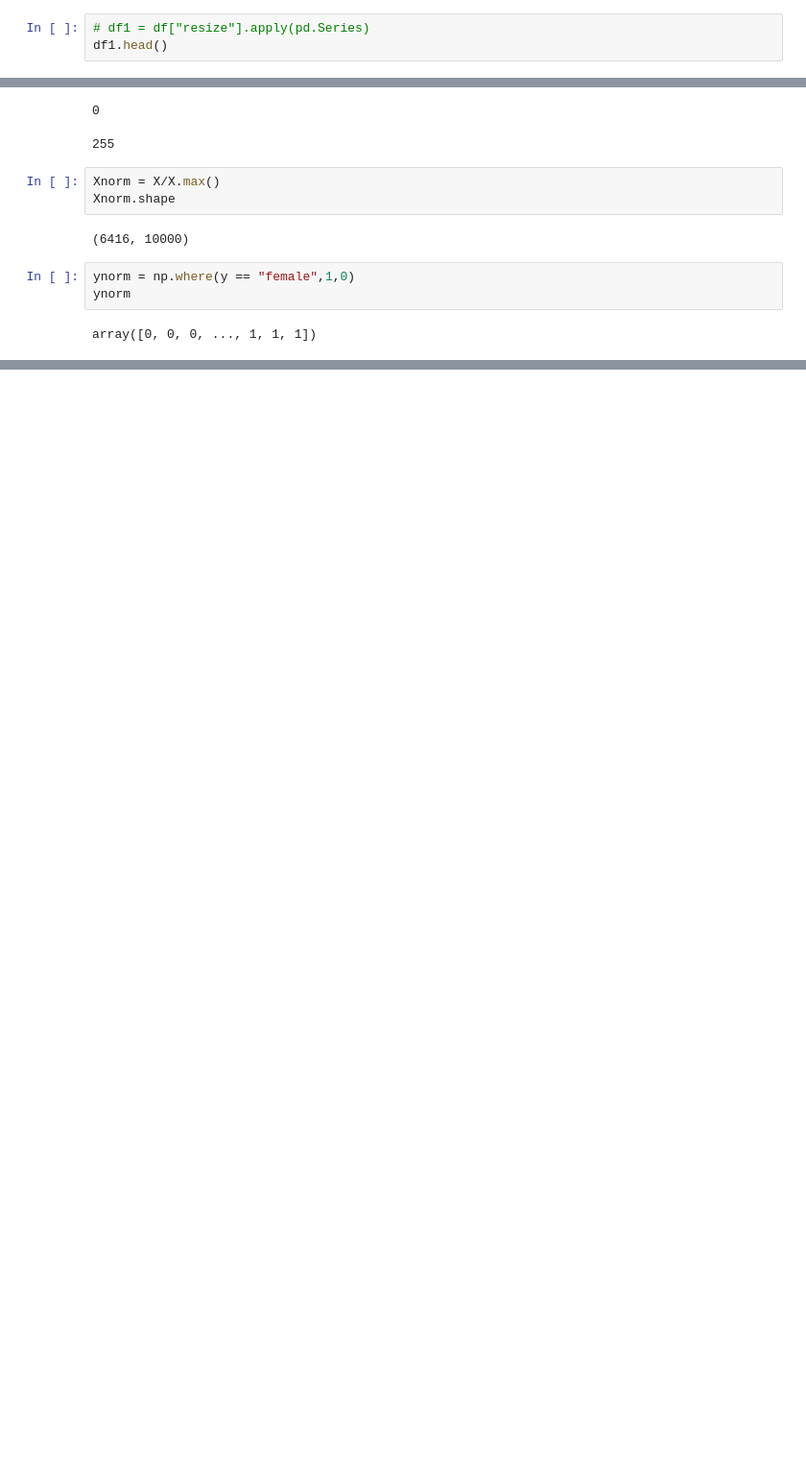
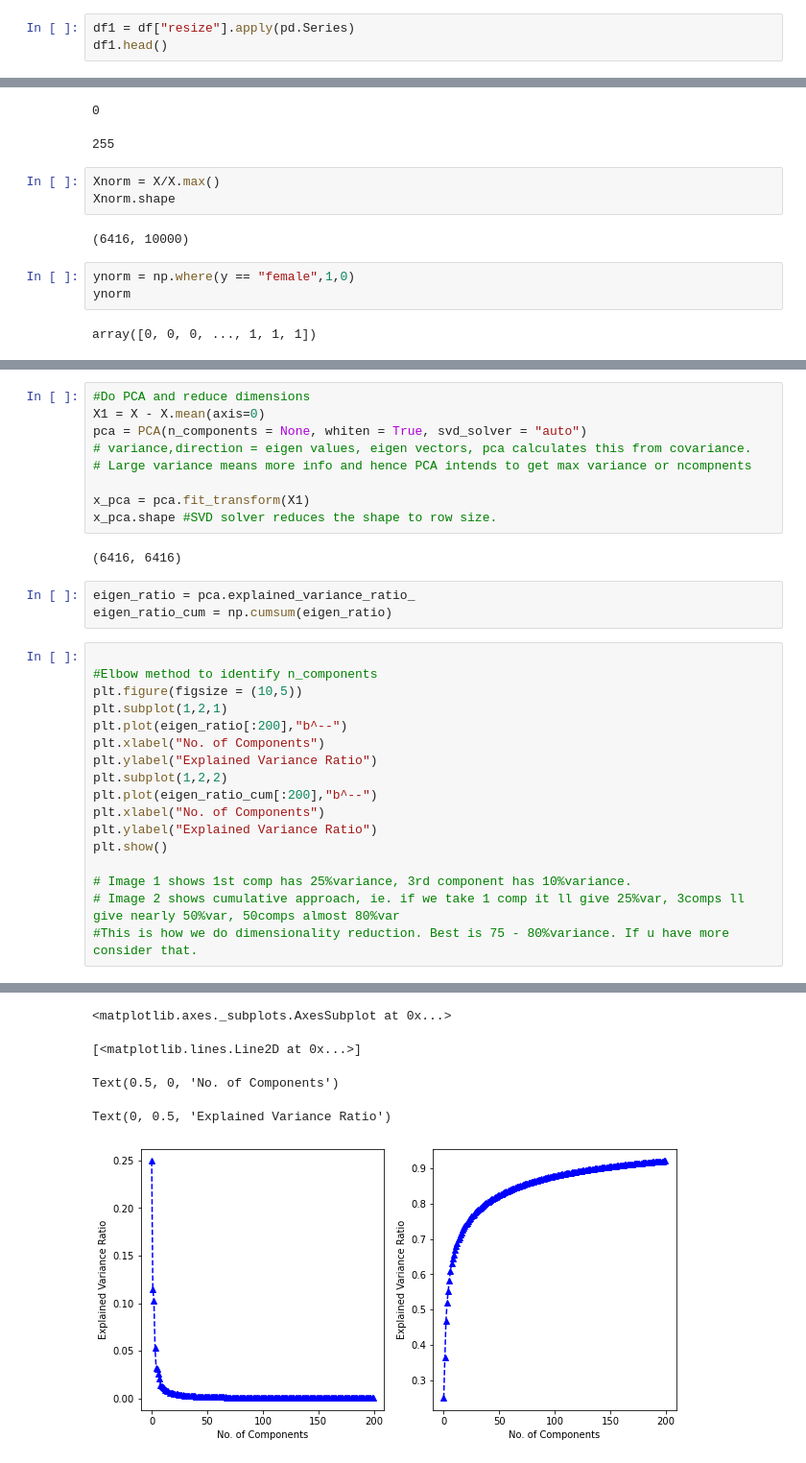
Before and after one commit to Aparna-U-Nair/Face-Detection-and-Gender-Classification, a Jupyter notebook: Gender Detection.ipynb, the cells around one changed output, grey strips where cells are left out. Shown at 96% size. Cells and saved outputs as stored; diff of their text form; blank space fills up the shorter version.

```diff
--- a/Gender Detection.ipynb
+++ b/Gender Detection.ipynb
@@ -193,7 +198,7 @@ df.shape
 # %% [output]
 (6416, 4)
 # %%
-# df1 = df["resize"].apply(pd.Series)
+df1 = df["resize"].apply(pd.Series)
 df1.head()
 # %% [output]
 |  | 0 | 1 | 2 | 3 | 4 | 5 | 6 | 7 | 8 | 9 | ... | ... |
@@ -291,0 +303,32 @@ np.savez("./data/data_100_norm",Xnorm,ynorm)
+# %%
+#Do PCA and reduce dimensions
+X1 = X - X.mean(axis=0)
+pca = PCA(n_components = None, whiten = True, svd_solver = "auto")
+# variance,direction = eigen values, eigen vectors, pca calculates this from covariance.
+# Large variance means more info and hence PCA intends to get max variance or ncompnents
+
+x_pca = pca.fit_transform(X1)
+x_pca.shape #SVD solver reduces the shape to row size.
+# %% [output]
+(6416, 6416)
+# %%
+eigen_ratio = pca.explained_variance_ratio_
+eigen_ratio_cum = np.cumsum(eigen_ratio)
+# %%
+
+#Elbow method to identify n_components
+plt.figure(figsize = (10,5))
+plt.subplot(1,2,1)
+plt.plot(eigen_ratio[:200],"b^--")
+plt.xlabel("No. of Components")
+plt.ylabel("Explained Variance Ratio")
+plt.subplot(1,2,2)
+plt.plot(eigen_ratio_cum[:200],"b^--")
+plt.xlabel("No. of Components")
+plt.ylabel("Explained Variance Ratio")
+plt.show()
+
+# Image 1 shows 1st comp has 25%variance, 3rd component has 10%variance.
+# Image 2 shows cumulative approach, ie. if we take 1 comp it ll give 25%var, 3comps ll give nearly 50%var, 50comps almost 80%var
+#This is how we do dimensionality reduction. Best is 75 - 80%variance. If u have more consider that.
+# %% [output]
@@ -291,0 +340,5 @@ np.savez("./data/data_100_norm",Xnorm,ynorm)
+<matplotlib.axes._subplots.AxesSubplot at 0x...>
+[<matplotlib.lines.Line2D at 0x...>]
+Text(0.5, 0, 'No. of Components')
+Text(0, 0.5, 'Explained Variance Ratio')
+[figure, added]
```
Also changed, not shown: parts of 33 cells of this notebook.
